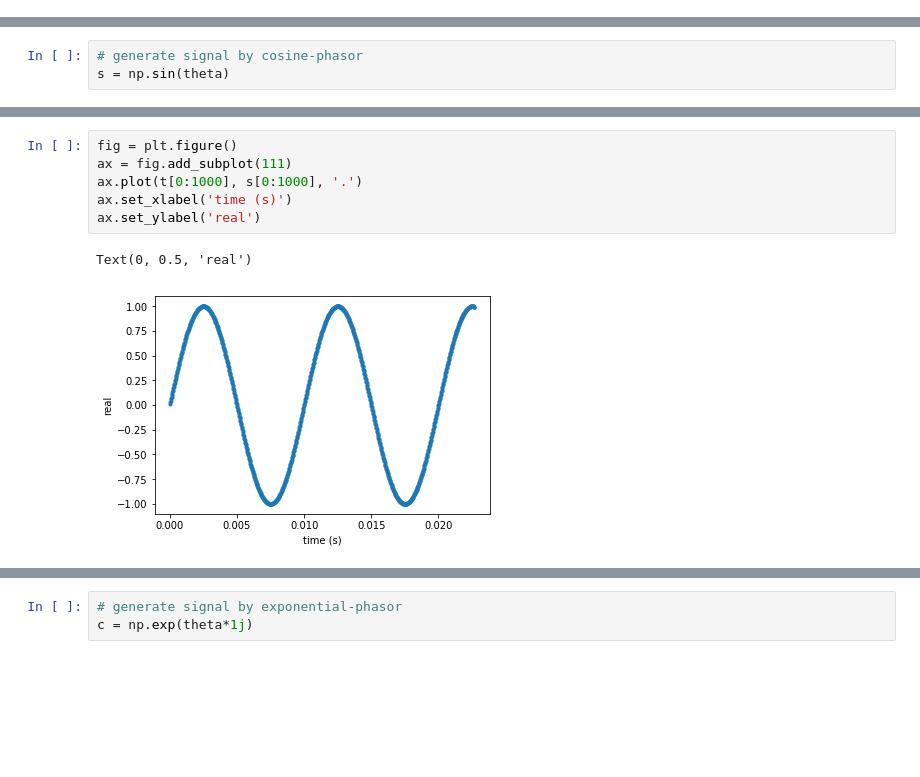
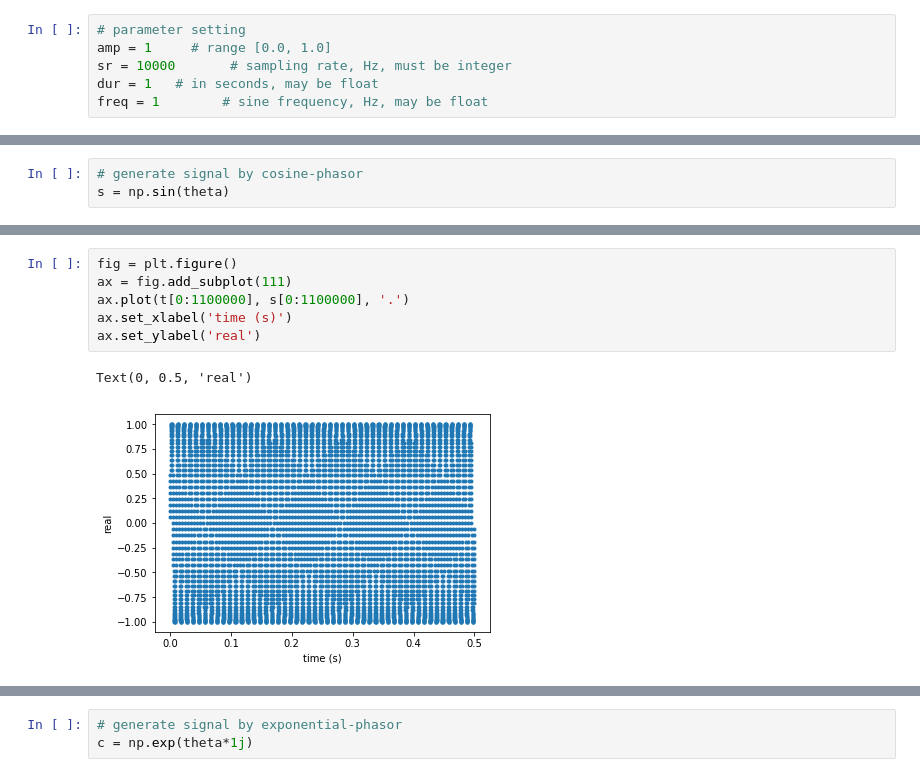
Before and after one commit to HeeSanShin/CLASS2019SPRING, a Jupyter notebook: sound.ipynb, the cells around one changed output, grey strips where cells are left out. Saved outputs shown, nothing was run; the diff lists cells and outputs as text; blank space fills up the shorter version.

```diff
--- a/sound.ipynb
+++ b/sound.ipynb
@@ -30,0 +56,6 @@ sign wave를
+# %%
+# parameter setting
+amp = 1     # range [0.0, 1.0]
+sr = 10000       # sampling rate, Hz, must be integer
+dur = 1   # in seconds, may be float
+freq = 1        # sine frequency, Hz, may be float
@@ -37,9 +107,9 @@ s = np.sin(theta)
 # %%
 fig = plt.figure()
 ax = fig.add_subplot(111)
-ax.plot(t[0:1000], s[0:1000], '.')
+ax.plot(t[0:1100000], s[0:1100000], '.')
 ax.set_xlabel('time (s)')
 ax.set_ylabel('real')
 # %% [output]
 Text(0, 0.5, 'real')
-[figure, old version]
+[figure, new version]
```
Also changed, not shown: parts of 21 cells of this notebook.
